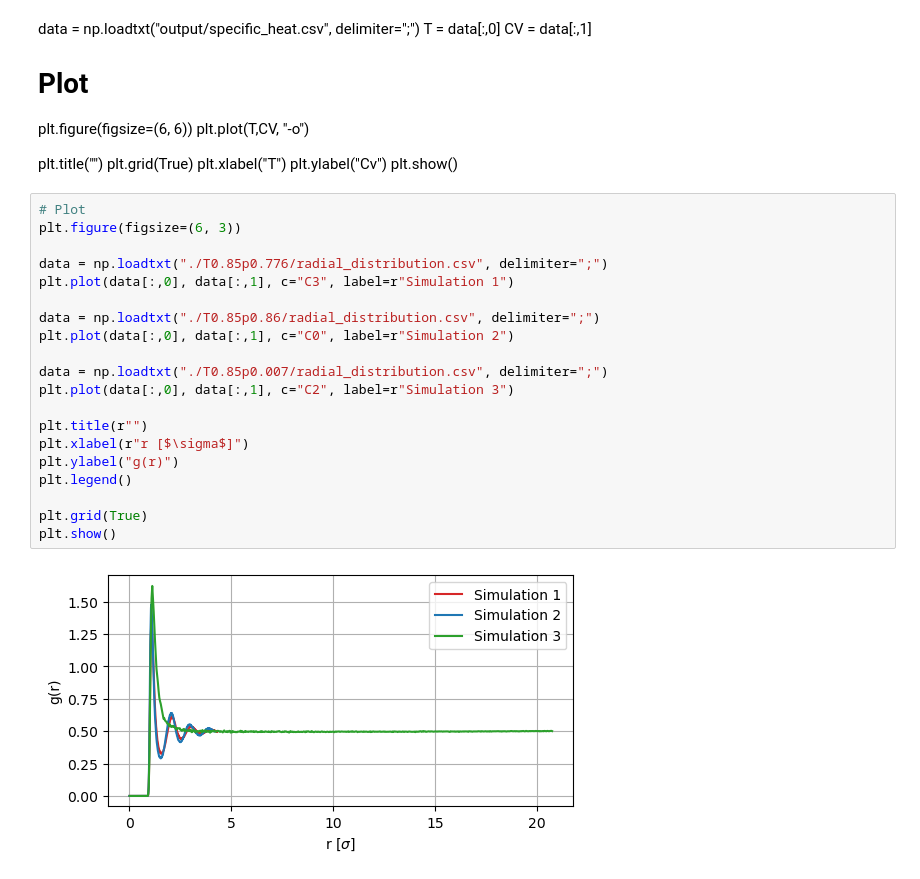
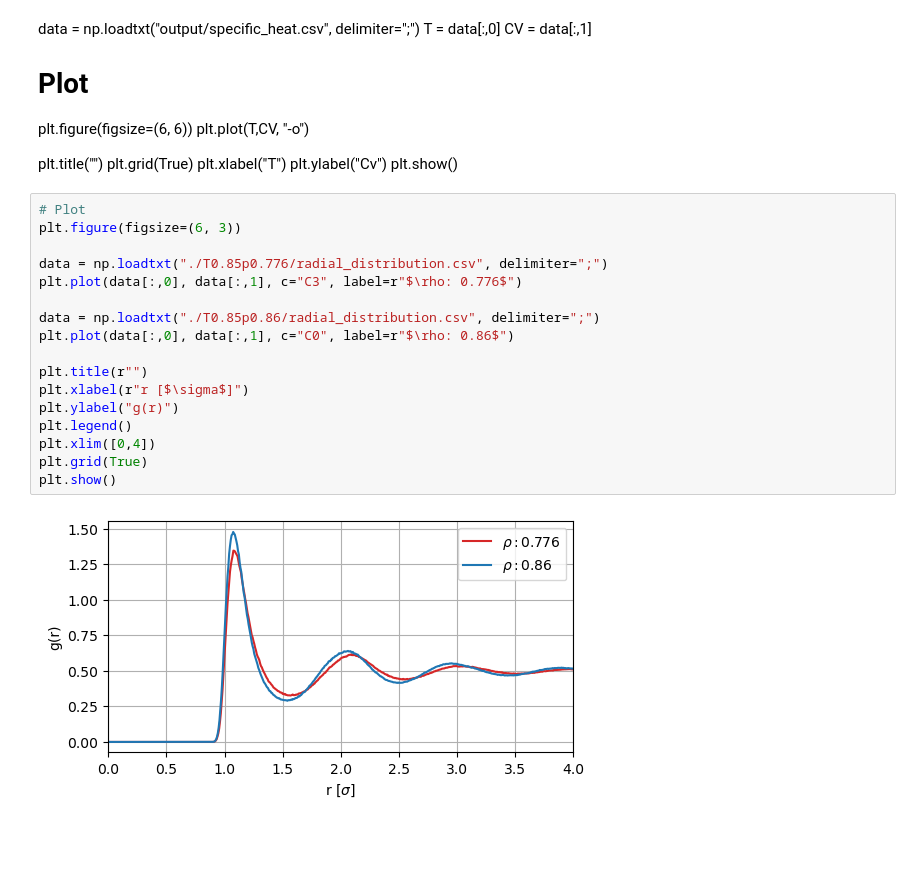
Before and after one commit to Sparisi01/montecarlo_particles_simulation, a Jupyter notebook: output/saves/Pure_LJ_nist/data_analysis.ipynb, the cells around one changed output. Cells and saved outputs as stored; diff of their text form; blank space fills up the shorter version.

Commit message:
LJ hist validation completed with four simulations

```diff
--- a/output/saves/Pure_LJ_nist/data_analysis.ipynb
+++ b/output/saves/Pure_LJ_nist/data_analysis.ipynb
@@ -61,22 +76,19 @@ plt.show()
 # %%
 # Plot
 plt.figure(figsize=(6, 3))
 
 data = np.loadtxt("./T0.85p0.776/radial_distribution.csv", delimiter=";")
-plt.plot(data[:,0], data[:,1], c="C3", label=r"Simulation 1")
+plt.plot(data[:,0], data[:,1], c="C3", label=r"$\rho: 0.776$")
 
 data = np.loadtxt("./T0.85p0.86/radial_distribution.csv", delimiter=";")
-plt.plot(data[:,0], data[:,1], c="C0", label=r"Simulation 2")
-
-data = np.loadtxt("./T0.85p0.007/radial_distribution.csv", delimiter=";")
-plt.plot(data[:,0], data[:,1], c="C2", label=r"Simulation 3")
+plt.plot(data[:,0], data[:,1], c="C0", label=r"$\rho: 0.86$")
 
 plt.title(r"")
 plt.xlabel(r"r [$\sigma$]")
 plt.ylabel("g(r)")
 plt.legend()
-
+plt.xlim([0,4])
 plt.grid(True)
 plt.show()
 # %% [output]
-[figure, old version]
+[figure, new version]
```
Also changed, not shown: parts of 2 cells of this notebook, 7 other files.
